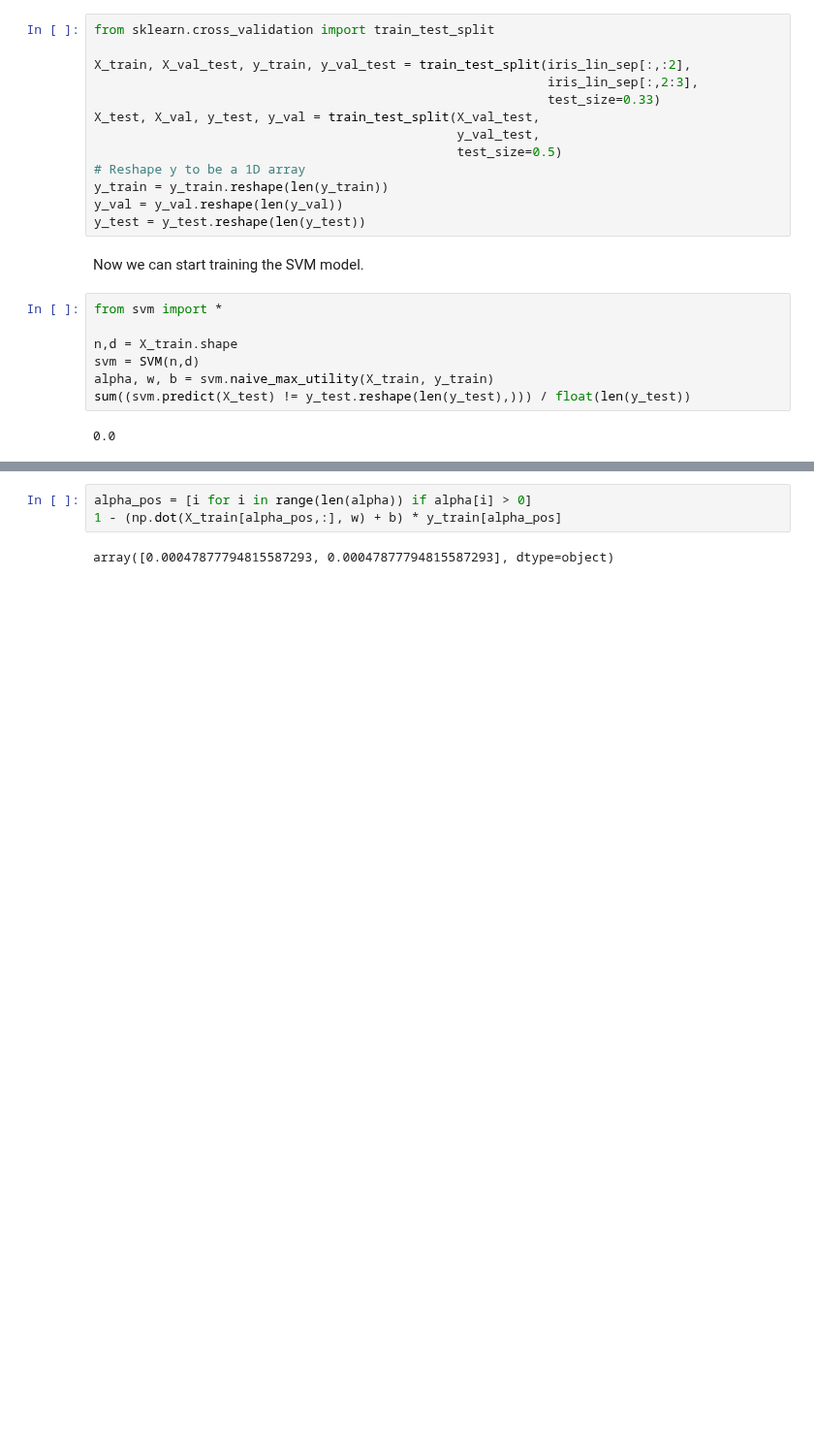
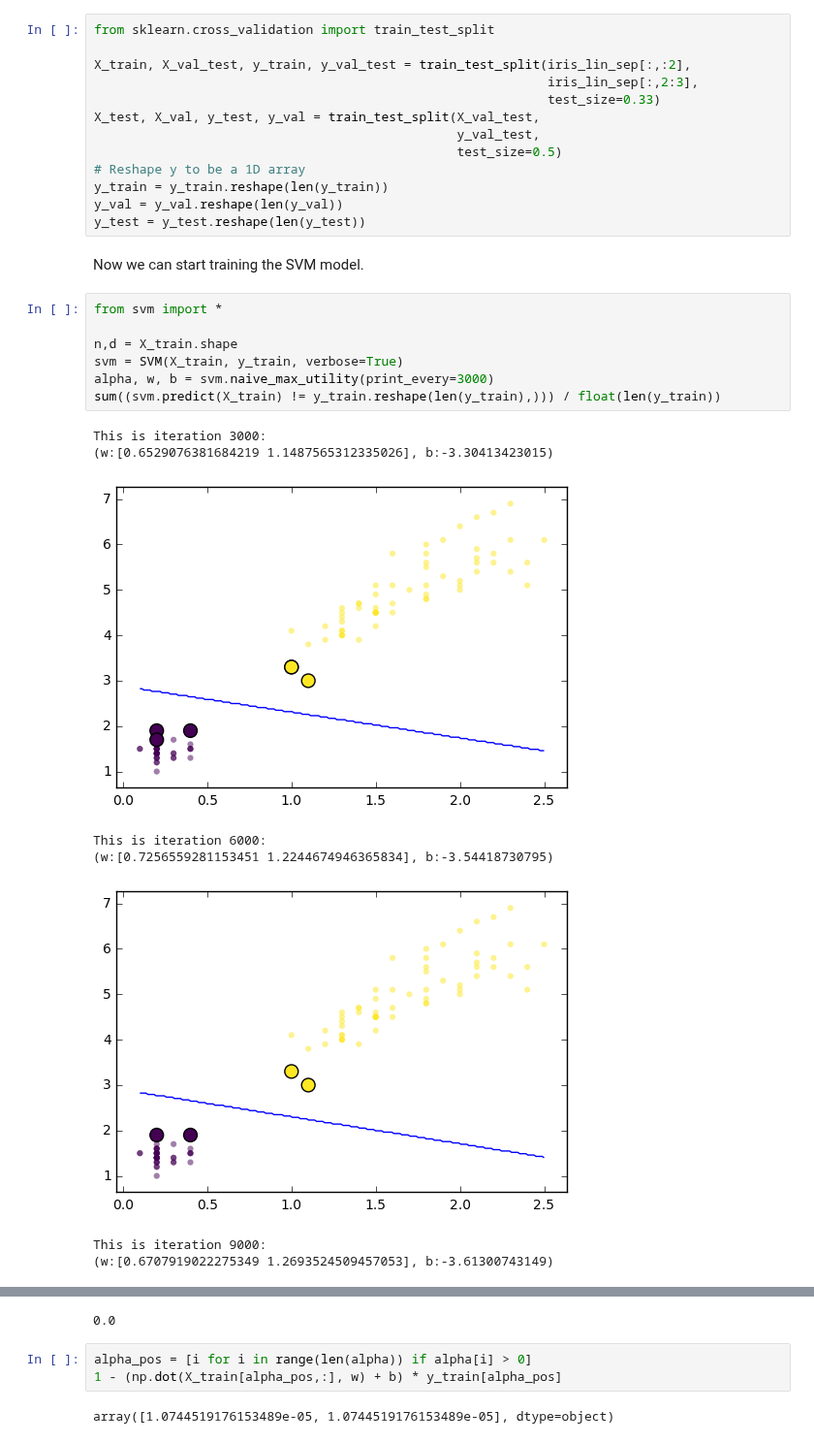
Before and after one commit to reza-asad/SVM-with-SMO, a Jupyter notebook: SVM.ipynb, the cells around one changed output, grey strips where cells are left out. Shown at 97% size. Saved outputs shown, nothing was run; the diff lists cells and outputs as text; blank space fills up the shorter version.

Commit message:
the SMO algorithm with random heuristic converges and I plotted the decision bounday a number of times during the iterations

```diff
--- a/SVM.ipynb
+++ b/SVM.ipynb
@@ -56,9 +58,16 @@ Now we can start training the SVM model.
 # %%
 from svm import *
 
 n,d = X_train.shape
-svm = SVM(n,d)
-alpha, w, b = svm.naive_max_utility(X_train, y_train)
-sum((svm.predict(X_test) != y_test.reshape(len(y_test),))) / float(len(y_test))
+svm = SVM(X_train, y_train, verbose=True)
+alpha, w, b = svm.naive_max_utility(print_every=3000)
+sum((svm.predict(X_train) != y_train.reshape(len(y_train),))) / float(len(y_train))
 # %% [output]
-0.0
+This is iteration 3000:
+(w:[0.6529076381684219 1.1487565312335026], b:-3.30413423015)
+[figure, added]
+This is iteration 6000:
+(w:[0.7256559281153451 1.2244674946365834], b:-3.54418730795)
+[figure, added]
+This is iteration 9000:
+(w:[0.6707919022275349 1.2693524509457053], b:-3.61300743149)
@@ -65,8 +75,9 @@ sum((svm.predict(X_test) != y_test.reshape(len(y_test),))) / float(len(y_test))
+0.0
 # %%
 alpha_pos = [i for i in range(len(alpha)) if alpha[i] > 0]
 1 - (np.dot(X_train[alpha_pos,:], w) + b) * y_train[alpha_pos]
 # %% [output]
-array([0.00047877794815587293, 0.00047877794815587293], dtype=object)
+array([1.0744519176153489e-05, 1.0744519176153489e-05], dtype=object)
 # %%
 a = (1-np.dot(X_train, w) * y_train + b)
 a[a>0]
```
Also changed, not shown: parts of 6 cells of this notebook, 2 other files.
